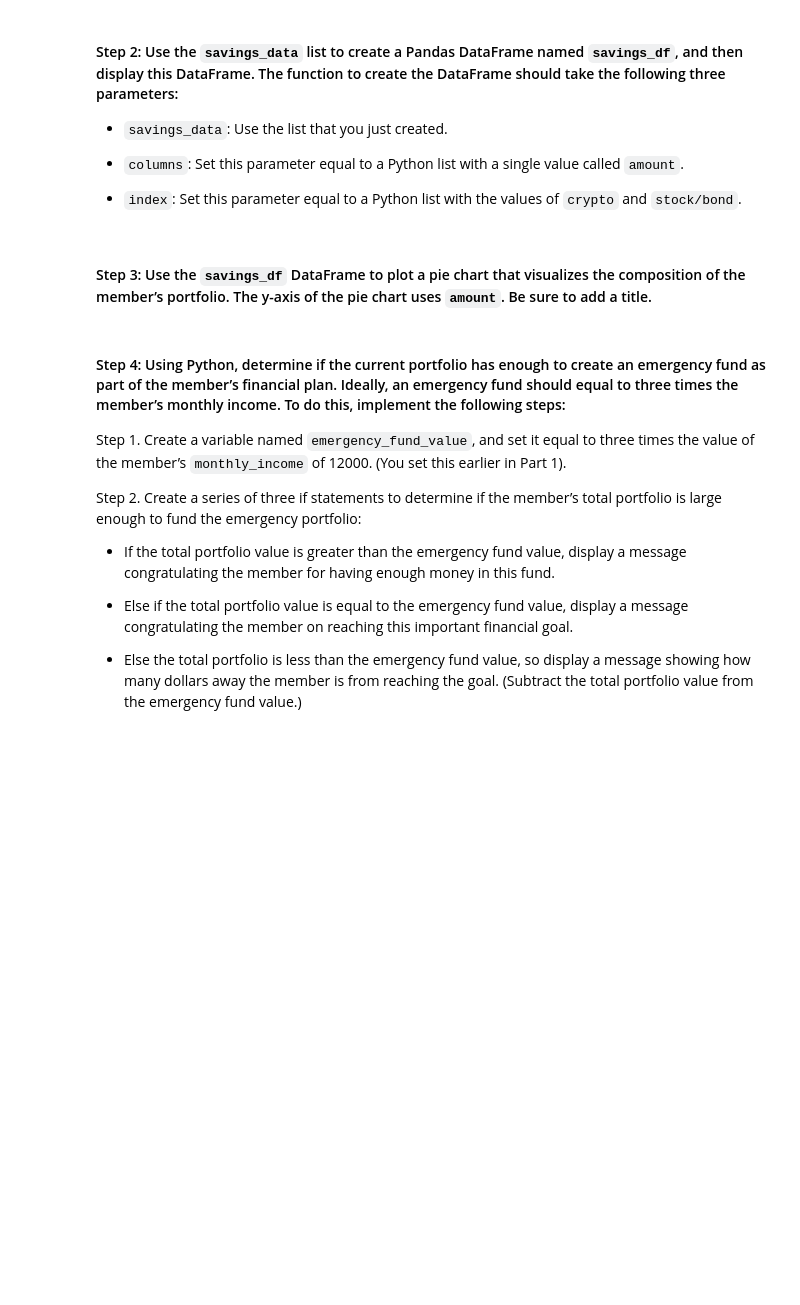
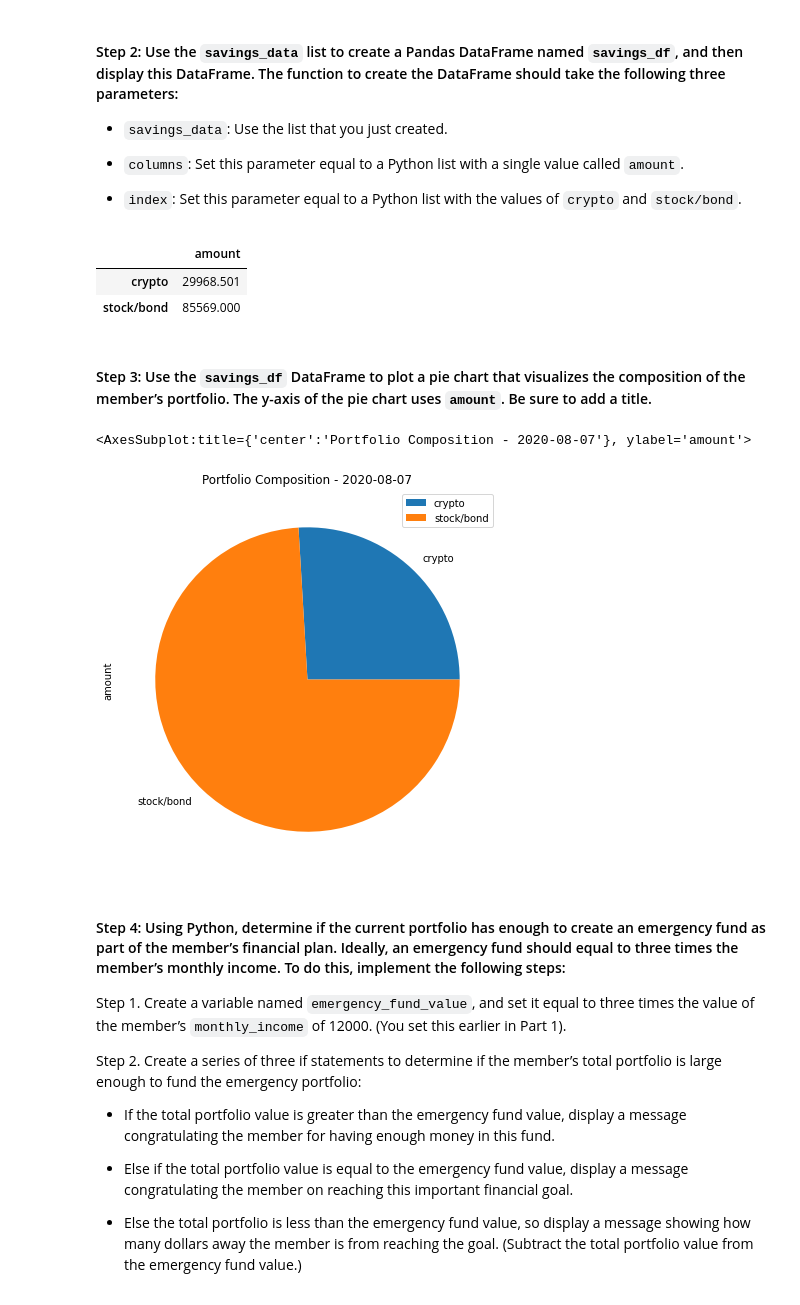
Before and after one commit to Billie-LS/Emergency_and_Retirement_Financial_Planner, a Jupyter notebook: financial_planning_tools.ipynb, the cells around one changed output. Cells and saved outputs as stored; diff of their text form; code cells hidden in the pictures; blank space fills up the shorter version.

```diff
--- a/financial_planning_tools.ipynb
+++ b/financial_planning_tools.ipynb
@@ -324,6 +356,6 @@ spy_value = spy_shares * spy_close_price
 # %%
 # Calculate the total value of the stock and bond portion of the portfolio
-total_stocks_bonds = # YOUR CODE HERE
+total_stocks_bonds = spy_value + agg_value
 
 # Print the current balance of the stock and bond portion of the portfolio
-# YOUR CODE HERE
+print(f"The total value of the stock and bond portion of the portfolio is ${total_stocks_bonds}")
@@ -366,7 +406,7 @@ In this section, you’ll use the valuations for the cryptocurrency wallet and f
 #### Step 1: Create a Python list named `savings_data` that has two elements. The first element contains the total value of the cryptocurrency wallet. The second element contains the total value of the stock and bond portions of the portfolio.
 # %%
 # Consolidate financial assets data into a Python list
-# YOUR CODE HERE
+savings_data=[total_crypto_wallet, total_stocks_bonds]
 
 # Review the Python list savings_data
-# YOUR CODE HERE
+display(savings_data)
@@ -381,14 +423,27 @@ In this section, you’ll use the valuations for the cryptocurrency wallet and f
 # %%
 # Create a Pandas DataFrame called savings_df
 # YOUR CODE HERE
+savings_df=wdf(
+    savings_data,
+    columns=['amount'],
+    index=['crypto', 'stock/bond']
+)
 
 # Display the savings_df DataFrame
-# YOUR CODE HERE
+display(savings_df)
+# %% [output]
+|  | amount |
+| crypto | 29968.501 |
+| stock/bond | 85569.000 |
 # %% [markdown]
 #### Step 3: Use the `savings_df` DataFrame to plot a pie chart that visualizes the composition of the member’s portfolio. The y-axis of the pie chart uses `amount`. Be sure to add a title.
 # %%
 # Plot the total value of the member's portfolio (crypto and stock/bond) in a pie chart
 # YOUR CODE HERE
+savings_df.plot.pie(y='amount', title='Portfolio Composition - 2020-08-07', figsize=(10,7))
+# %% [output]
+<AxesSubplot:title={'center':'Portfolio Composition - 2020-08-07'}, ylabel='amount'>
+[figure, added]
 # %% [markdown]
 #### Step 4: Using Python, determine if the current portfolio has enough to create an emergency fund as part of the member’s financial plan. Ideally, an emergency fund should equal to three times the member’s monthly income. To do this, implement the following steps:
 
```
Also changed, not shown: parts of 57 cells of this notebook, 1 other file.
